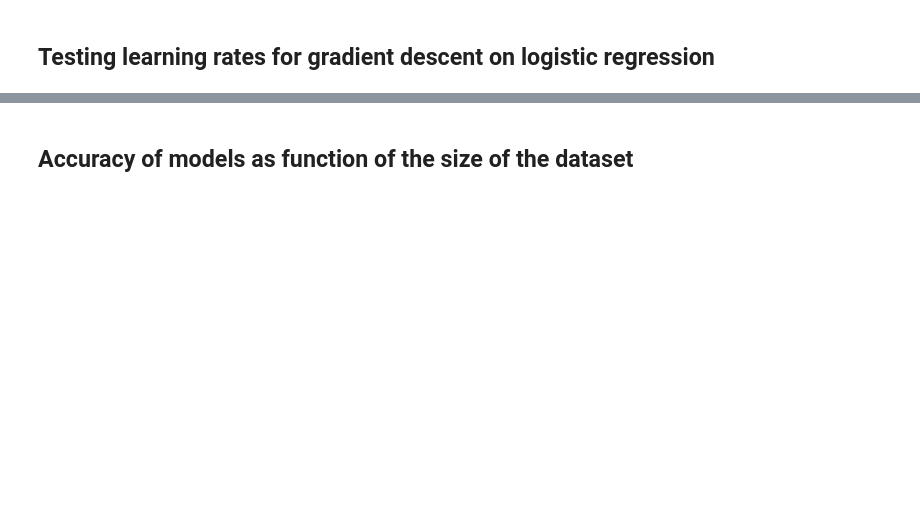
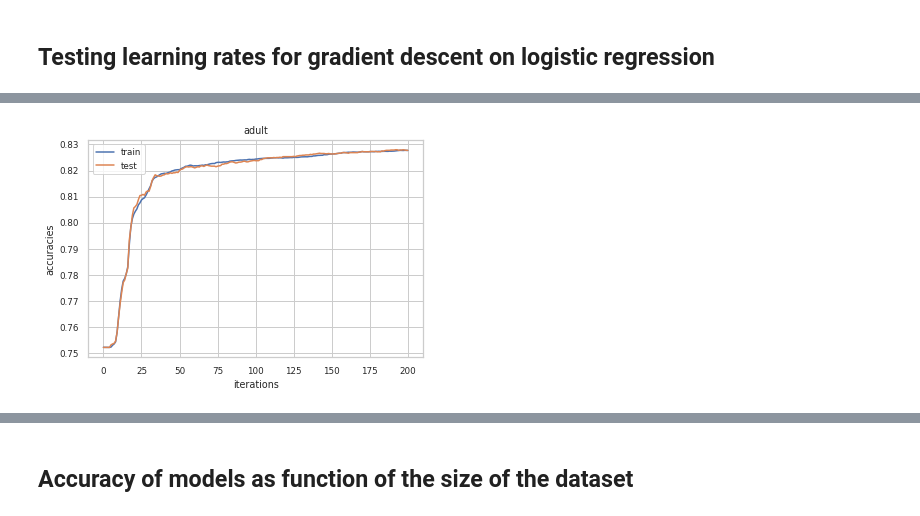
Before and after one commit to hongkuntian/comp551-applied-machine-learning, a Jupyter notebook: project1/miniproject1.ipynb, the cells around one changed output, grey strips where cells are left out. Cells and saved outputs as stored; diff of their text form; code cells hidden in the pictures; blank space fills up the shorter version.

```diff
--- a/project1/miniproject1.ipynb
+++ b/project1/miniproject1.ipynb
@@ -831,0 +865,2 @@ test_rates = [0.1,0.7,0.1,0.9]
+# %%
+selectBestLearningRate([0.02,0.04,0.06,0.08,0.1,0.2,0.4,0.6,0.8], X_adult_train, y_adult_train, kf)
@@ -845,0 +959,4 @@ for i, ((X_train, y_train), (X_test, y_test)) in enumerate(zip(zip(X_trains, y_t
+# %%
+graphAccuraciesOverIterations(X_adult_train, y_adult_train, X_adult_test, y_adult_test, 1)
+# %% [output]
+[figure, added]
```
Also changed, not shown: parts of 36 cells of this notebook.
